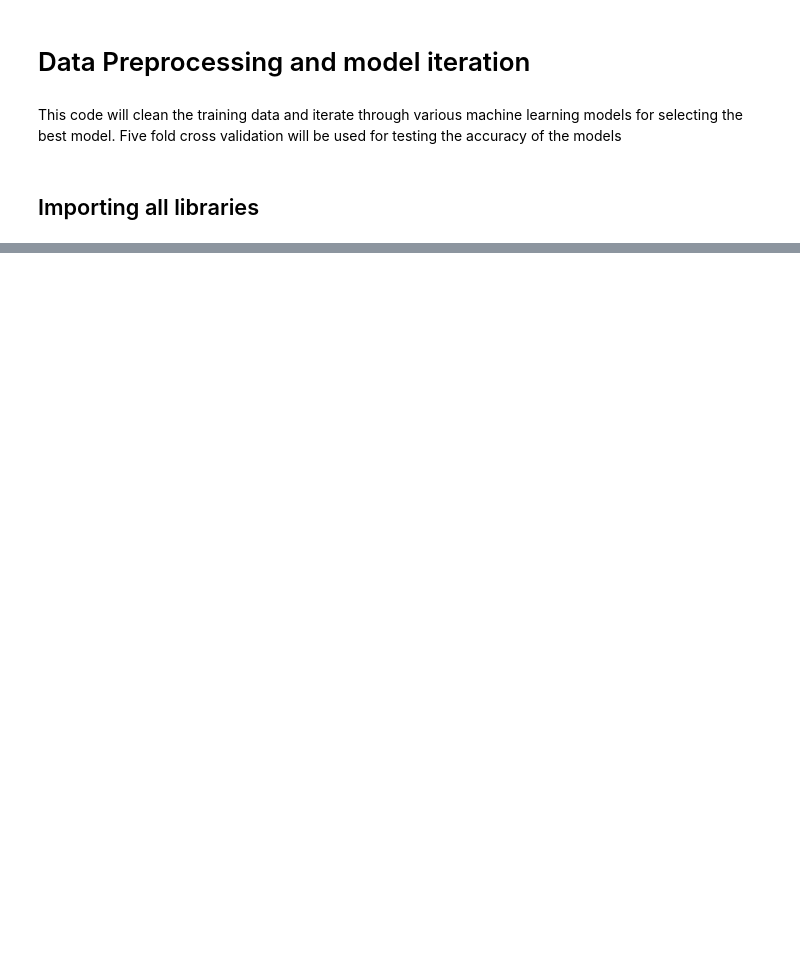
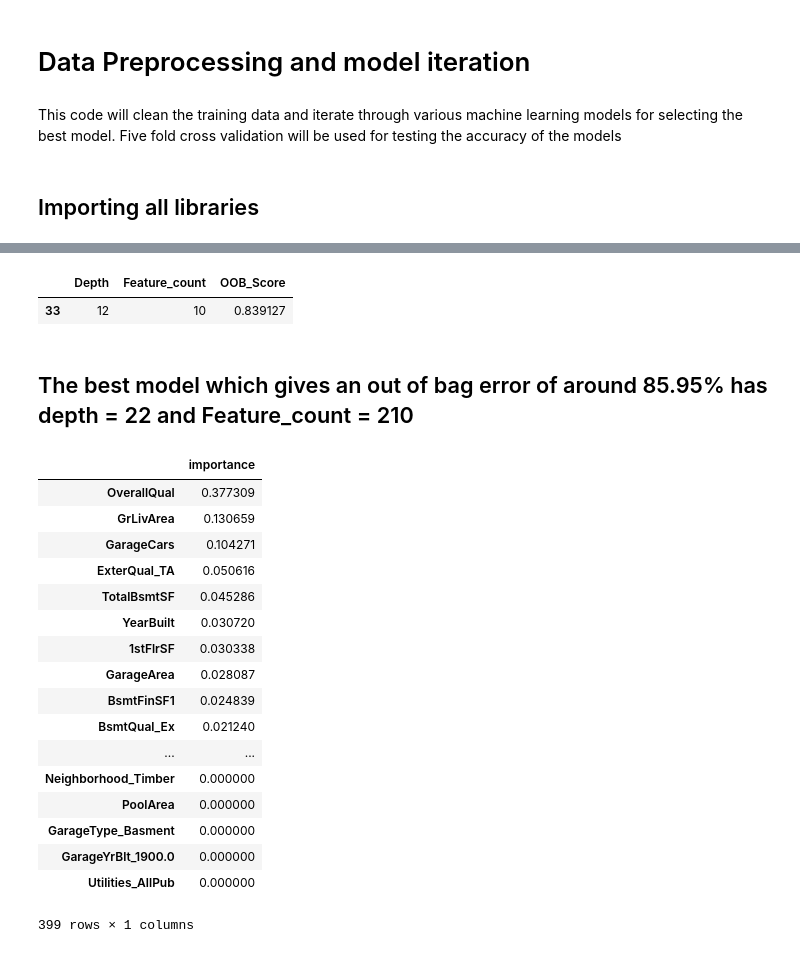
Before and after one commit to saurabhannadate93/Whats-my-House-worth, a Jupyter notebook: notebooks/develop/Data Pre Processing and Model Selection.ipynb, the cells around one changed output, grey strips where cells are left out. Cells and saved outputs as stored; diff of their text form; code cells hidden in the pictures; blank space fills up the shorter version.

```diff
--- a/notebooks/develop/Data Pre Processing and Model Selection.ipynb
+++ b/notebooks/develop/Data Pre Processing and Model Selection.ipynb
@@ -14,0 +128,2 @@ SyntaxError: invalid syntax (<ipython-input-1-28aafb062e53>, line 1)
+# %%
+input_df2 = pd.get_dummies(input_df)
@@ -14,0 +146,13 @@ SyntaxError: invalid syntax (<ipython-input-1-28aafb062e53>, line 1)
+# %%
+# Labels are the values we want to predict
+labels = np.array(input_df2['SalePrice'])
+
+# Remove the labels from the features
+# axis 1 refers to the columns
+input_df2= input_df2.drop('SalePrice', axis = 1)
+
+# Saving feature names for later use
+feature_list = list(input_df2.columns)
+
+# Convert to numpy array
+features = np.array(input_df2)
@@ -14,0 +177,36 @@ SyntaxError: invalid syntax (<ipython-input-1-28aafb062e53>, line 1)
+# %%
+Results[Results['OOB_Score'] == Results['OOB_Score'].max()]
+# %% [output]
+|  | Depth | Feature_count | OOB_Score |
+| 33 | 12 | 10 | 0.839127 |
+# %% [markdown]
+## The best model which gives an out of bag error of around 85.95% has depth = 22 and Feature_count = 210
+# %%
+# Fitting the final model
+rf = RandomForestRegressor(n_estimators = 1000, min_samples_leaf = 5,oob_score = True ,max_depth = 22, max_features = 210,random_state = 12345)
+rf1 = rf.fit(features,labels)
+# %%
+feature_importances = pd.DataFrame(rf1.feature_importances_,
+                                   index = input_df2.columns,
+                                    columns=['importance']).sort_values('importance',ascending=False)
+# %%
+feature_importances
+# %% [output]
+|  | importance |
+| OverallQual | 0.377309 |
+| GrLivArea | 0.130659 |
+| GarageCars | 0.104271 |
+| ExterQual_TA | 0.050616 |
+| TotalBsmtSF | 0.045286 |
+| YearBuilt | 0.030720 |
+| 1stFlrSF | 0.030338 |
+| GarageArea | 0.028087 |
+| BsmtFinSF1 | 0.024839 |
+| BsmtQual_Ex | 0.021240 |
+| ... | ... |
+| Neighborhood_Timber | 0.000000 |
+| PoolArea | 0.000000 |
+| GarageType_Basment | 0.000000 |
+| GarageYrBlt_1900.0 | 0.000000 |
+| Utilities_AllPub | 0.000000 |
+399 rows × 1 columns
```
Also changed, not shown: parts of 32 cells of this notebook.
